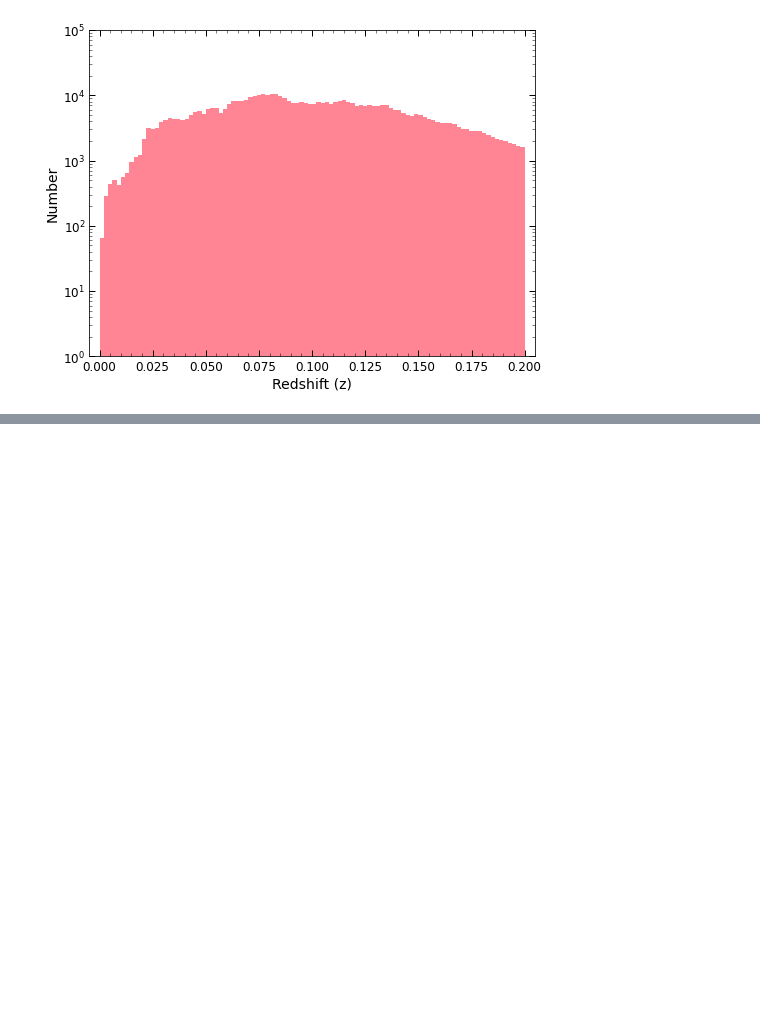
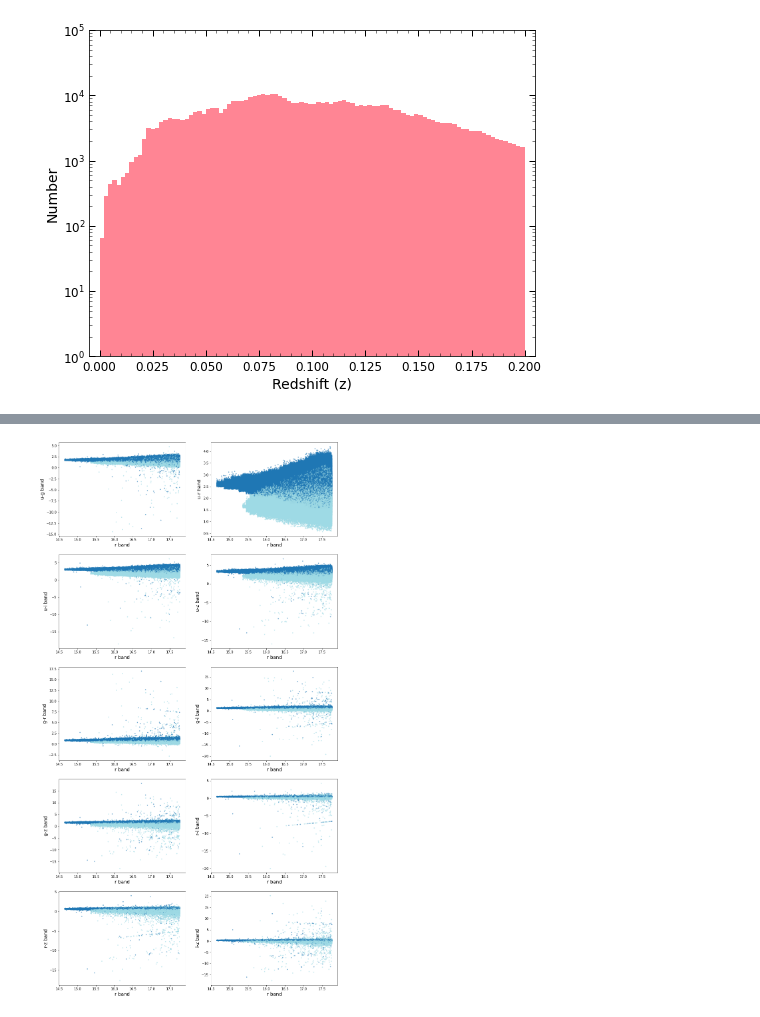
Before and after one commit to supakarn-t/Classify-Galaxy-by-SVM, a Jupyter notebook: Graph.ipynb, the cells around one changed output, grey strips where cells are left out. Saved outputs shown, nothing was run; the diff lists cells and outputs as text; code cells hidden in the pictures; blank space fills up the shorter version.

```diff
--- a/Graph.ipynb
+++ b/Graph.ipynb
@@ -159,0 +163,15 @@ Text(0, 0.5, 'z band')
+# %%
+fig, ax = plt.subplots(nrows=5, ncols=2, figsize=(15, 30))
+
+plot_scat(0, 0, r, ug, 'r', 'u-g')
+plot_scat(0, 1, r, ur, 'r', 'u-r')
+plot_scat(1, 0, r, ui, 'r', 'u-i')
+plot_scat(1, 1, r, uz, 'r', 'u-z')
+plot_scat(2, 0, r, gr, 'r', 'g-r')
+plot_scat(2, 1, r, gi, 'r', 'g-i')
+plot_scat(3, 0, r, gz, 'r', 'g-z')
+plot_scat(3, 1, r, ri, 'r', 'r-i')
+plot_scat(4, 0, r, rz, 'r', 'r-z')
+plot_scat(4, 1, r, iz, 'r', 'i-z')
+# %% [output]
+[figure, added]
```
Also changed, not shown: parts of 11 cells of this notebook.
